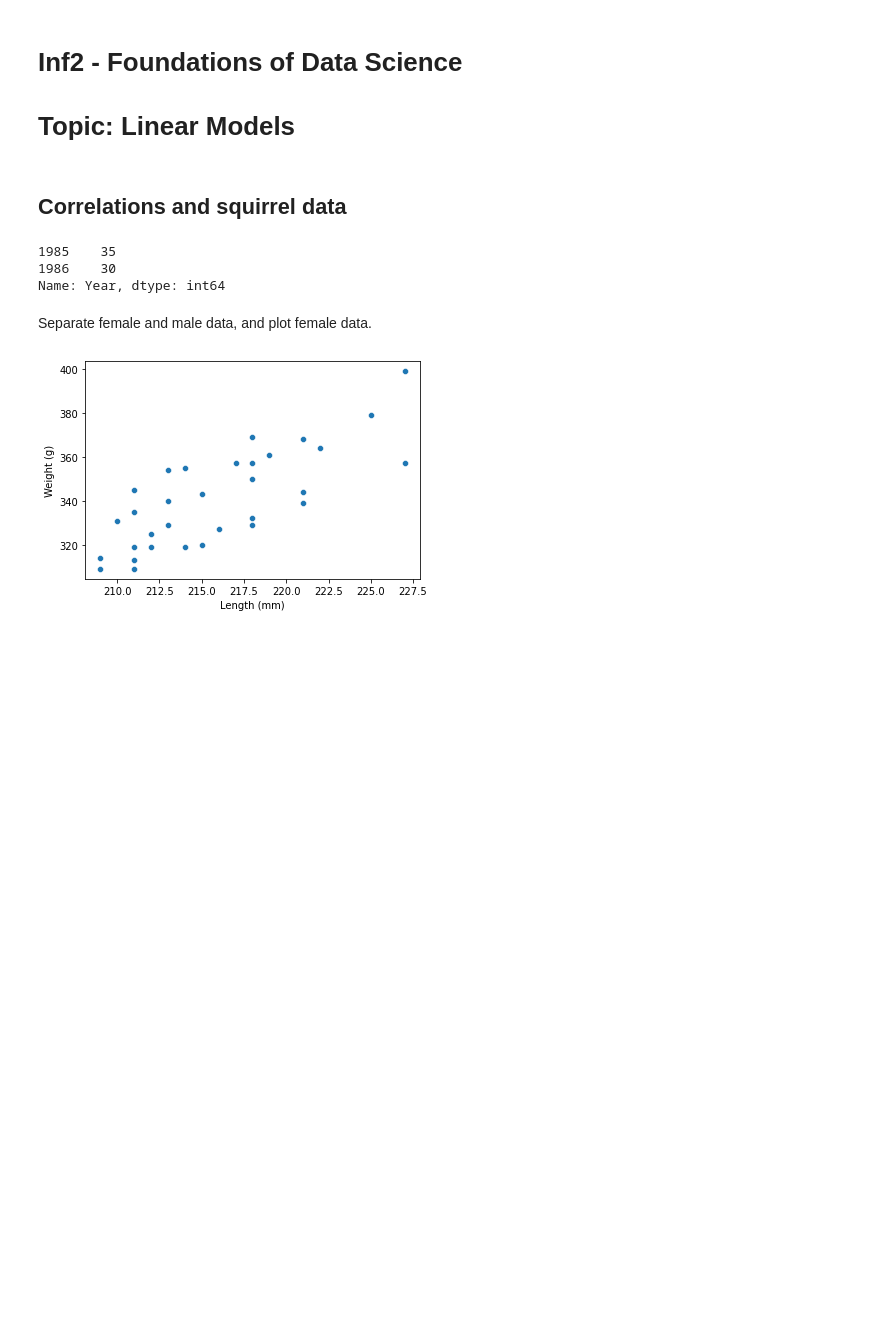
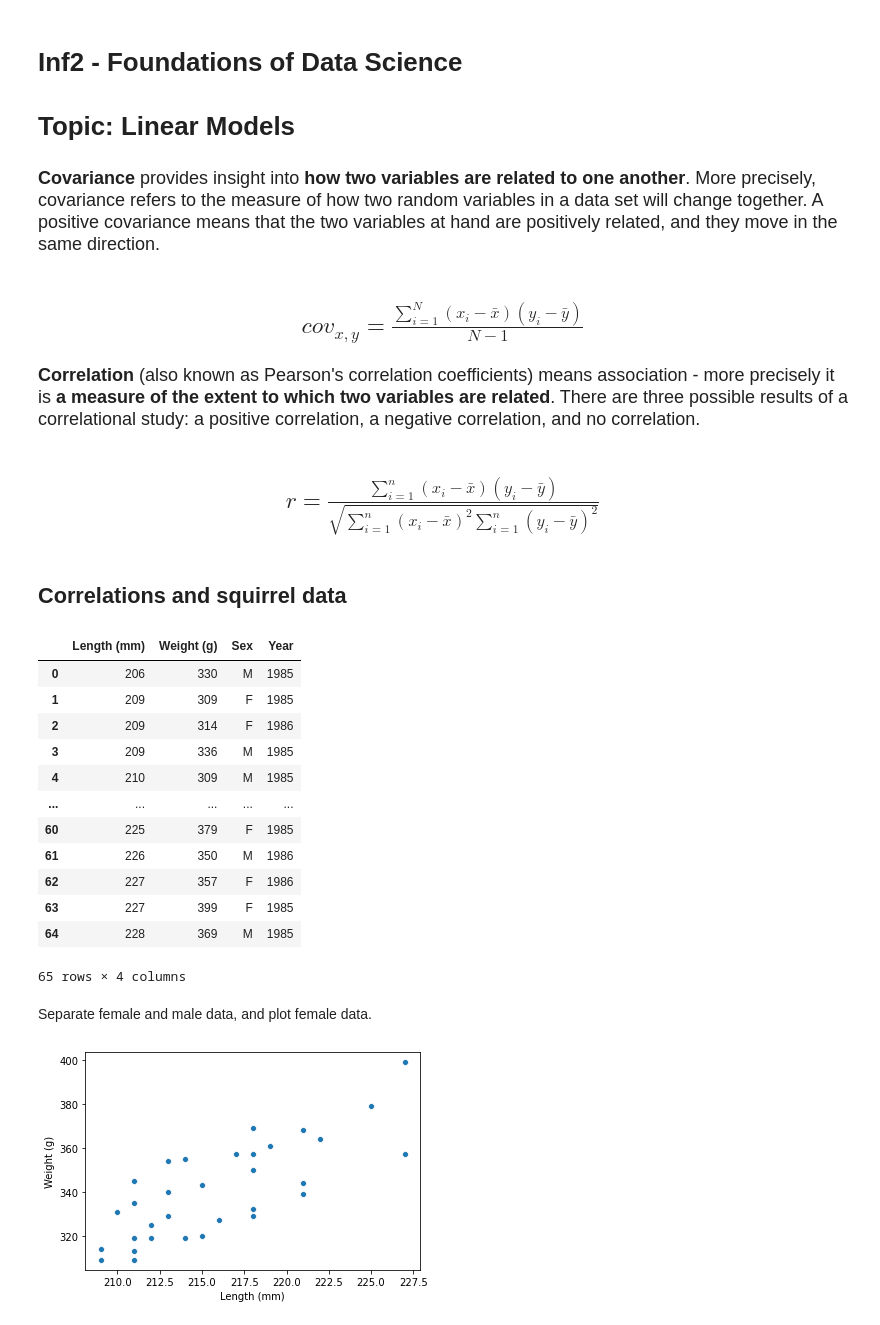
Before and after one commit to Zheng-Lu/Machine-Learning-Notebook, a Jupyter notebook: Regression/Linear-Models.ipynb, the cells around one changed output. Cells and saved outputs as stored; diff of their text form; code cells hidden in the pictures; blank space fills up the shorter version.

```diff
--- a/Regression/Linear-Models.ipynb
+++ b/Regression/Linear-Models.ipynb
@@ -12,16 +13,35 @@ import scipy.stats
 # %%
 ## Set the DPI for higher quality output
 matplotlib.rcParams['savefig.dpi'] = 300
+# %% [markdown]
+<font size="4"> **Covariance** provides insight into **how two variables are related to one another**. More precisely, covariance refers to the measure of how two random variables in a data set will change together. A positive covariance means that the two variables at hand are positively related, and they move in the same direction. </font>
+# %% [markdown]
+<h2 align="center"> $cov_{x,y}=\frac{\sum_{i=1}^{N}(x_{i}-\bar{x})(y_{i}-\bar{y})}{N-1}$ </h2>
+# %% [markdown]
+<font size="4"> **Correlation** (also known as Pearson's correlation coefficients) means association - more precisely it is **a measure of the extent to which two variables are related**. There are three possible results of a correlational study: a positive correlation, a negative correlation, and no correlation. </font>
+# %% [markdown]
+<h2 align="center"> $r=\frac{\sum_{i=1}^{n}(x_i-\bar{x})(y_i-\bar{y})}{\sqrt{\sum_{i=1}^{n}(x_i-\bar{x})^2\sum_{i=1}^{n}(y_i-\bar{y})^2}}$ </h2>
 # %% [markdown]
 ## Correlations and squirrel data
 # %%
 # Read data
-dat = pd.read_csv('squirrel-clean.csv')
+dat = pd.read_csv('/Users/mac/Machine Learning/Machine-Learning-Notebook/Datasets/squirrel-clean.csv')
 dat["Year"].value_counts()
+dat
 # %% [output]
+|  | Length (mm) | Weight (g) | Sex | Year |
+| 0 | 206 | 330 | M | 1985 |
+| 1 | 209 | 309 | F | 1985 |
+| 2 | 209 | 314 | F | 1986 |
+| 3 | 209 | 336 | M | 1985 |
+| 4 | 210 | 309 | M | 1985 |
+| ... | ... | ... | ... | ... |
+| 60 | 225 | 379 | F | 1985 |
+| 61 | 226 | 350 | M | 1986 |
+| 62 | 227 | 357 | F | 1986 |
+| 63 | 227 | 399 | F | 1985 |
+| 64 | 228 | 369 | M | 1985 |
-1985    35
-1986    30
-Name: Year, dtype: int64
+65 rows × 4 columns
 # %% [markdown]
 Separate female and male data, and plot female data.
 # %%
```
Also changed, not shown: parts of 5 cells of this notebook, 1 other file.
